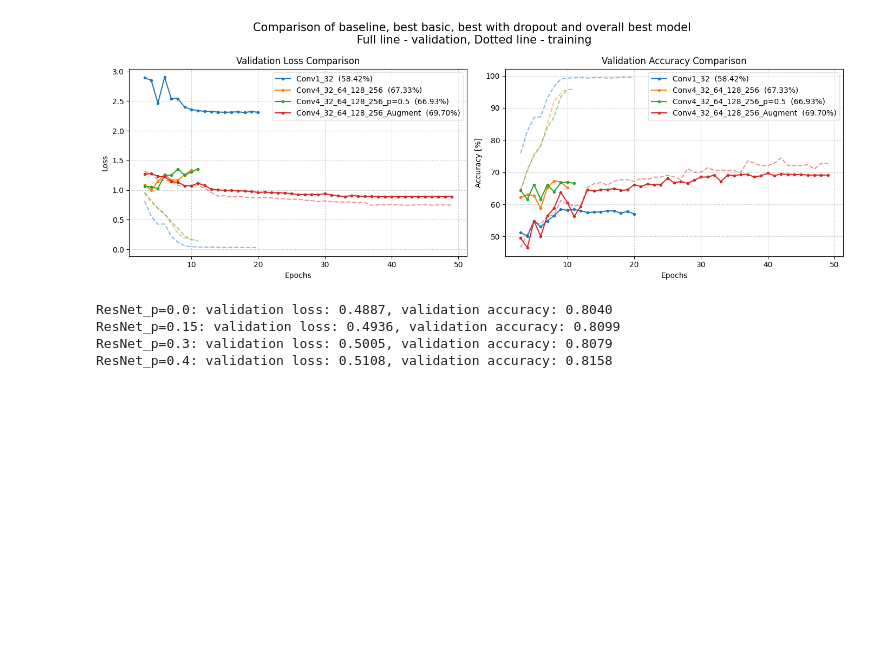
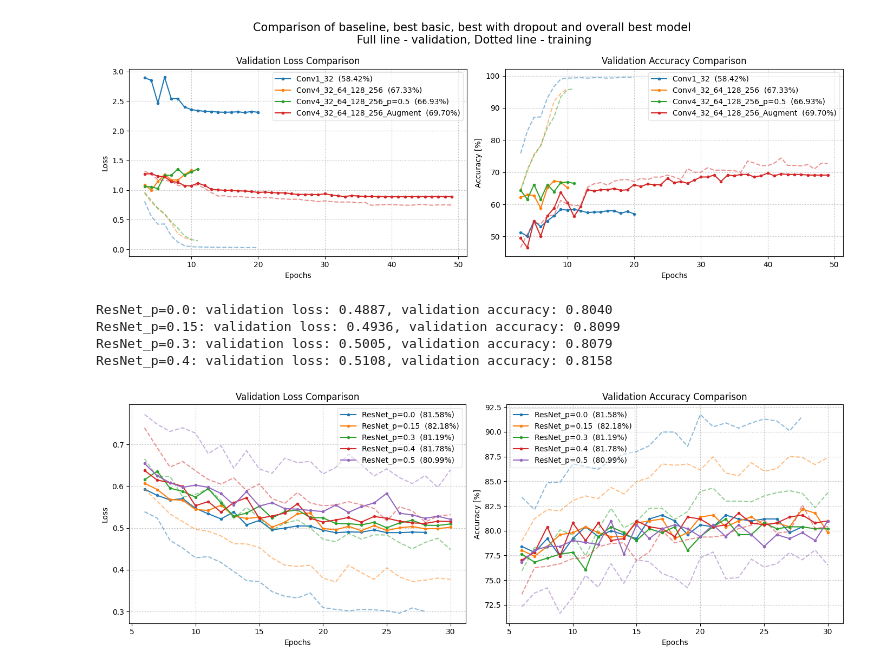
Before and after one commit to marekstorek/trash_classifier, a Jupyter notebook: ml/experiments.ipynb, the cells around one changed output. Saved outputs shown, nothing was run; the diff lists cells and outputs as text; code cells hidden in the pictures; blank space fills up the shorter version.

Commit message:
compare resnet with Conv4Layer and visualize confusion matrix on test data

```diff
--- a/ml/experiments.ipynb
+++ b/ml/experiments.ipynb
@@ -315,3 +320,7 @@ ResNet_p=0.0: validation loss: 0.4887, validation accuracy: 0.8040
 ResNet_p=0.15: validation loss: 0.4936, validation accuracy: 0.8099
 ResNet_p=0.3: validation loss: 0.5005, validation accuracy: 0.8079
 ResNet_p=0.4: validation loss: 0.5108, validation accuracy: 0.8158
+# %%
+compare_models(experiments_resnet, epoch_start=5, show_train=True)
+# %% [output]
+[figure, added]
```
Also changed, not shown: parts of 6 cells of this notebook, 3 other files.
